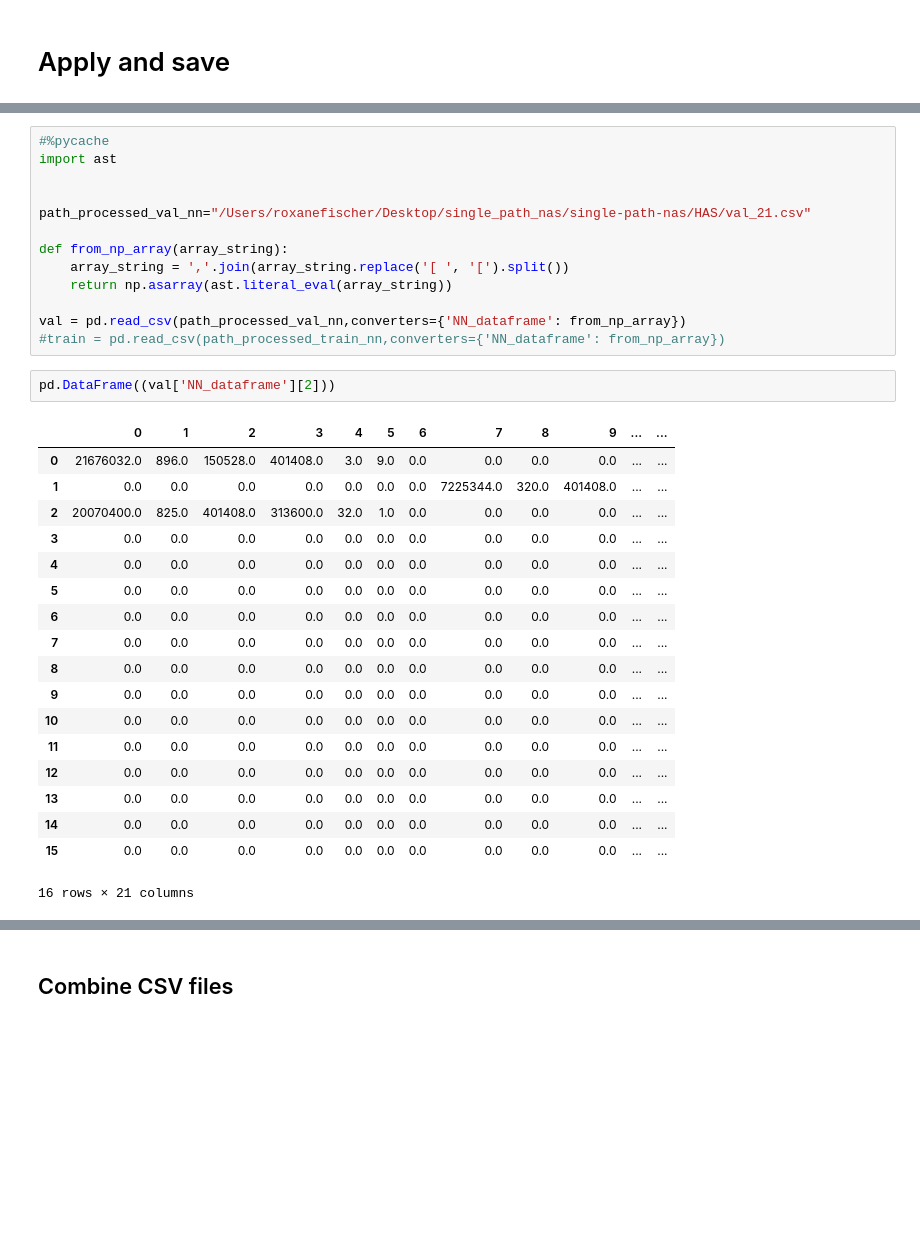
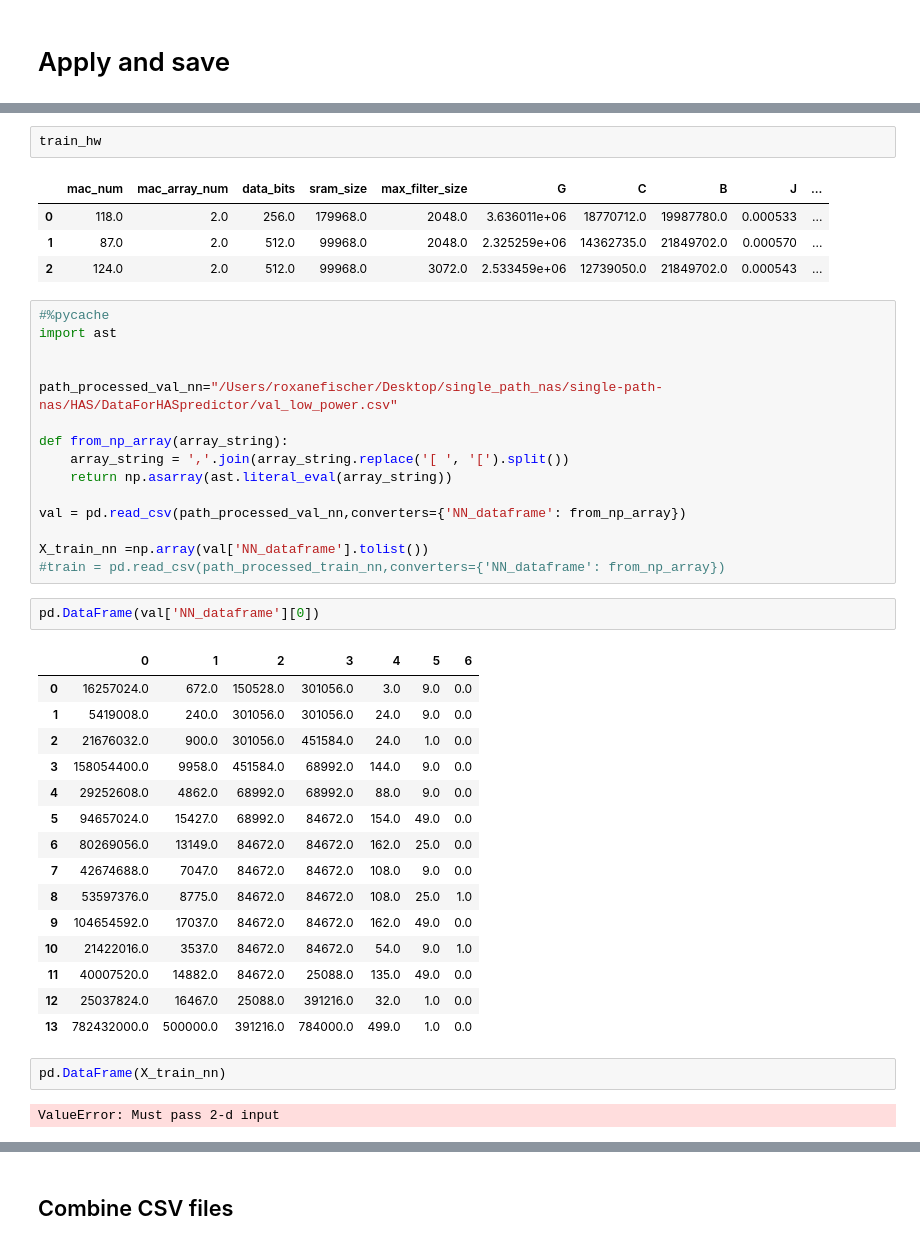
Before and after one commit to RoxaneFis/single-path-nas, a Jupyter notebook: HAS/process_data.ipynb, the cells around one changed output, grey strips where cells are left out. Drawn from its saved outputs; the diff is of its cells as text; blank space fills up the shorter version.

```diff
--- a/HAS/process_data.ipynb
+++ b/HAS/process_data.ipynb
@@ -503,34 +677,44 @@ val_hw.to_csv(f'val_{name}.csv')
+# %%
+train_hw
+# %% [output]
+|  | mac_num | mac_array_num | data_bits | sram_size | max_filter_size | G | C | B | J | ... |
+| 0 | 118.0 | 2.0 | 256.0 | 179968.0 | 2048.0 | 3.636011e+06 | 18770712.0 | 19987780.0 | 0.000533 | ... |
+| 1 | 87.0 | 2.0 | 512.0 | 99968.0 | 2048.0 | 2.325259e+06 | 14362735.0 | 21849702.0 | 0.000570 | ... |
+| 2 | 124.0 | 2.0 | 512.0 | 99968.0 | 3072.0 | 2.533459e+06 | 12739050.0 | 21849702.0 | 0.000543 | ... |
 # %%
 #%pycache
 import ast
 
 
-path_processed_val_nn="/Users/roxanefischer/Desktop/single_path_nas/single-path-nas/HAS/val_21.csv"
+path_processed_val_nn="/Users/roxanefischer/Desktop/single_path_nas/single-path-nas/HAS/DataForHASpredictor/val_low_power.csv"
 
 def from_np_array(array_string):
     array_string = ','.join(array_string.replace('[ ', '[').split())
     return np.asarray(ast.literal_eval(array_string))
 
 val = pd.read_csv(path_processed_val_nn,converters={'NN_dataframe': from_np_array})
+
+X_train_nn =np.array(val['NN_dataframe'].tolist())
 #train = pd.read_csv(path_processed_train_nn,converters={'NN_dataframe': from_np_array})
 # %%
-pd.DataFrame((val['NN_dataframe'][2]))
+pd.DataFrame(val['NN_dataframe'][0])
 # %% [output]
-|  | 0 | 1 | 2 | 3 | 4 | 5 | 6 | 7 | 8 | 9 | ... | ... |
-| 0 | 21676032.0 | 896.0 | 150528.0 | 401408.0 | 3.0 | 9.0 | 0.0 | 0.0 | 0.0 | 0.0 | ... | ... |
-| 1 | 0.0 | 0.0 | 0.0 | 0.0 | 0.0 | 0.0 | 0.0 | 7225344.0 | 320.0 | 401408.0 | ... | ... |
-| 2 | 20070400.0 | 825.0 | 401408.0 | 313600.0 | 32.0 | 1.0 | 0.0 | 0.0 | 0.0 | 0.0 | ... | ... |
-| 3 | 0.0 | 0.0 | 0.0 | 0.0 | 0.0 | 0.0 | 0.0 | 0.0 | 0.0 | 0.0 | ... | ... |
-| 4 | 0.0 | 0.0 | 0.0 | 0.0 | 0.0 | 0.0 | 0.0 | 0.0 | 0.0 | 0.0 | ... | ... |
-| 5 | 0.0 | 0.0 | 0.0 | 0.0 | 0.0 | 0.0 | 0.0 | 0.0 | 0.0 | 0.0 | ... | ... |
-| 6 | 0.0 | 0.0 | 0.0 | 0.0 | 0.0 | 0.0 | 0.0 | 0.0 | 0.0 | 0.0 | ... | ... |
-| 7 | 0.0 | 0.0 | 0.0 | 0.0 | 0.0 | 0.0 | 0.0 | 0.0 | 0.0 | 0.0 | ... | ... |
-| 8 | 0.0 | 0.0 | 0.0 | 0.0 | 0.0 | 0.0 | 0.0 | 0.0 | 0.0 | 0.0 | ... | ... |
-| 9 | 0.0 | 0.0 | 0.0 | 0.0 | 0.0 | 0.0 | 0.0 | 0.0 | 0.0 | 0.0 | ... | ... |
-| 10 | 0.0 | 0.0 | 0.0 | 0.0 | 0.0 | 0.0 | 0.0 | 0.0 | 0.0 | 0.0 | ... | ... |
-| 11 | 0.0 | 0.0 | 0.0 | 0.0 | 0.0 | 0.0 | 0.0 | 0.0 | 0.0 | 0.0 | ... | ... |
-| 12 | 0.0 | 0.0 | 0.0 | 0.0 | 0.0 | 0.0 | 0.0 | 0.0 | 0.0 | 0.0 | ... | ... |
-| 13 | 0.0 | 0.0 | 0.0 | 0.0 | 0.0 | 0.0 | 0.0 | 0.0 | 0.0 | 0.0 | ... | ... |
-| 14 | 0.0 | 0.0 | 0.0 | 0.0 | 0.0 | 0.0 | 0.0 | 0.0 | 0.0 | 0.0 | ... | ... |
-| 15 | 0.0 | 0.0 | 0.0 | 0.0 | 0.0 | 0.0 | 0.0 | 0.0 | 0.0 | 0.0 | ... | ... |
+|  | 0 | 1 | 2 | 3 | 4 | 5 | 6 |
+| 0 | 16257024.0 | 672.0 | 150528.0 | 301056.0 | 3.0 | 9.0 | 0.0 |
+| 1 | 5419008.0 | 240.0 | 301056.0 | 301056.0 | 24.0 | 9.0 | 0.0 |
+| 2 | 21676032.0 | 900.0 | 301056.0 | 451584.0 | 24.0 | 1.0 | 0.0 |
+| 3 | 158054400.0 | 9958.0 | 451584.0 | 68992.0 | 144.0 | 9.0 | 0.0 |
+| 4 | 29252608.0 | 4862.0 | 68992.0 | 68992.0 | 88.0 | 9.0 | 0.0 |
+| 5 | 94657024.0 | 15427.0 | 68992.0 | 84672.0 | 154.0 | 49.0 | 0.0 |
+| 6 | 80269056.0 | 13149.0 | 84672.0 | 84672.0 | 162.0 | 25.0 | 0.0 |
+| 7 | 42674688.0 | 7047.0 | 84672.0 | 84672.0 | 108.0 | 9.0 | 0.0 |
+| 8 | 53597376.0 | 8775.0 | 84672.0 | 84672.0 | 108.0 | 25.0 | 1.0 |
+| 9 | 104654592.0 | 17037.0 | 84672.0 | 84672.0 | 162.0 | 49.0 | 0.0 |
+| 10 | 21422016.0 | 3537.0 | 84672.0 | 84672.0 | 54.0 | 9.0 | 1.0 |
+| 11 | 40007520.0 | 14882.0 | 84672.0 | 25088.0 | 135.0 | 49.0 | 0.0 |
+| 12 | 25037824.0 | 16467.0 | 25088.0 | 391216.0 | 32.0 | 1.0 | 0.0 |
+| 13 | 782432000.0 | 500000.0 | 391216.0 | 784000.0 | 499.0 | 1.0 | 0.0 |
-16 rows × 21 columns
+# %%
+pd.DataFrame(X_train_nn)
+# %% [output]
+ValueError: Must pass 2-d input
```
Also changed, not shown: parts of 42 cells of this notebook, 4 other files.
